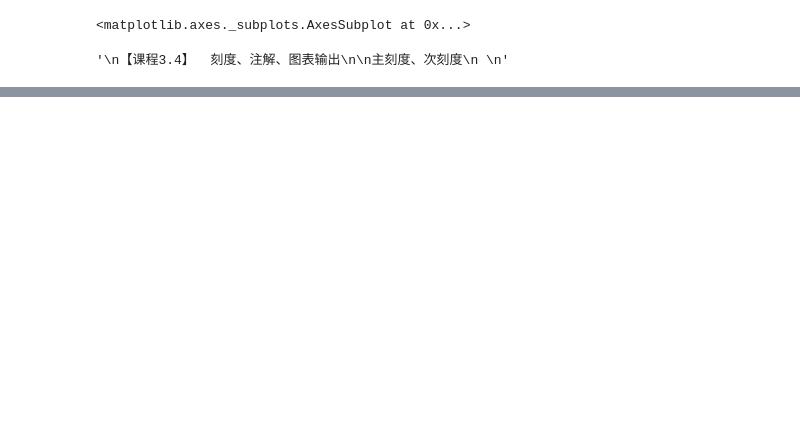
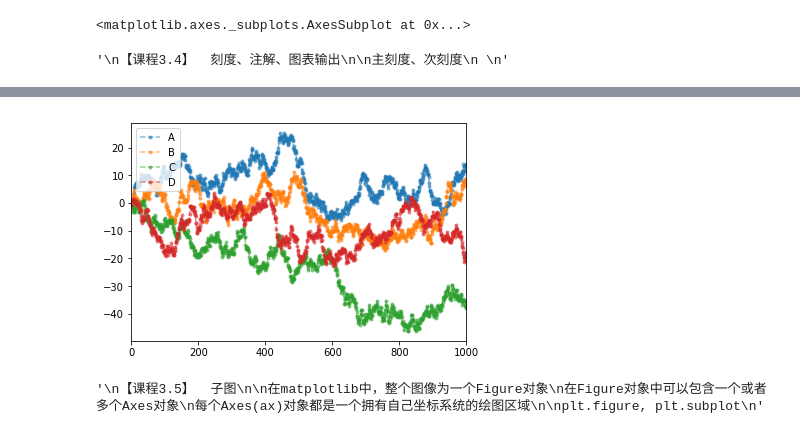
Before and after one commit to tiantian123/DataAnalysis, a Jupyter notebook: DataPractice/02.重点工具掌握：数据解析核心技巧/CH03图表绘制工具：Matplotlib/CH03图表绘制工具：Matplotlib__Part01.ipynb, the cells around one changed output, grey strips where cells are left out. Drawn from its saved outputs; the diff is of its cells as text; code cells hidden in the pictures; blank space fills up the shorter version.

```diff
--- a/DataPractice/02.重点工具掌握：数据解析核心技巧/CH03图表绘制工具：Matplotlib/CH03图表绘制工具：Matplotlib__Part01.ipynb
+++ b/DataPractice/02.重点工具掌握：数据解析核心技巧/CH03图表绘制工具：Matplotlib/CH03图表绘制工具：Matplotlib__Part01.ipynb
@@ -262,0 +311,29 @@ ts.plot(style='--g.',grid = True,figsize=(10,6))
+# %%
+# 图表输出
+df=pd.DataFrame(np.random.randn(1000,4),columns=list('ABCD'))
+df = df.cumsum()
+df.plot(style='--.', alpha = 0.5)
+plt.legend(loc='upper left')
+plt.savefig('./pic.png',
+            dpi=400,
+            bbox_inches='tight',
+            facecolor='g',
+            edegecolor='b')
+# 可支持png,pdf，svg, ps,eps...等，以后缀名来指定
+# dpi是分辨率
+# bbox_inches: 图表需要保存的部分。如果设置为‘tight’，则尝试剪除图表周围的空白部分
+# facecolor，edegecolor: 图像的背景色额，默认为‘w’(白色)
+# %% [output]
+[figure, added]
+# %%
+'''
+【课程3.5】  子图
+
+在matplotlib中，整个图像为一个Figure对象
+在Figure对象中可以包含一个或者多个Axes对象
+每个Axes(ax)对象都是一个拥有自己坐标系统的绘图区域
+
+plt.figure, plt.subplot
+'''
+# %% [output]
+'\n【课程3.5】  子图\n\n在matplotlib中，整个图像为一个Figure对象\n在Figure对象中可以包含一个或者多个Axes对象\n每个Axes(ax)对象都是一个拥有自己坐标系统的绘图区域\n\nplt.figure, plt.subplot\n'
```
Also changed, not shown: parts of 7 cells of this notebook, 2 other files.
